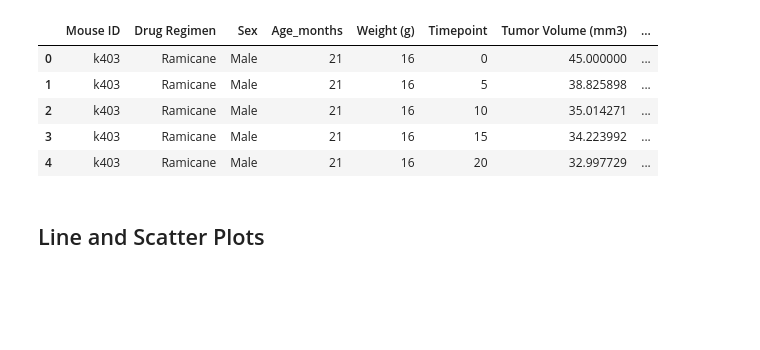
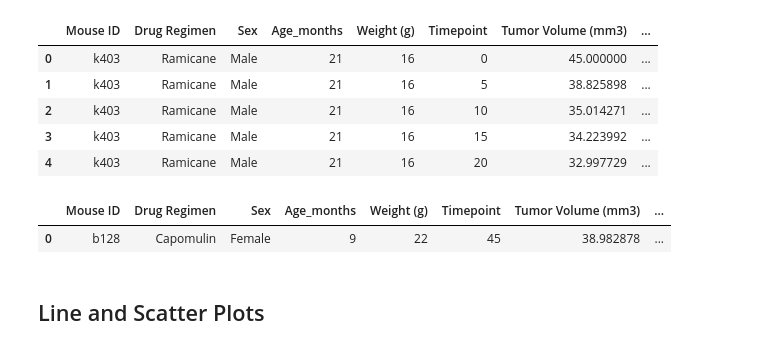
Before and after one commit to michellesimek/Pymaceuticals_challenge, a Jupyter notebook: Pymaceuticals_pymaceuticals_starter_with_plots.ipynb, the cells around one changed output. Drawn from its saved outputs; the diff is of its cells as text; code cells hidden in the pictures; blank space fills up the shorter version.

Commit message:
started working on quartiles, iqr, and outliers

```diff
--- a/Pymaceuticals_pymaceuticals_starter_with_plots.ipynb
+++ b/Pymaceuticals_pymaceuticals_starter_with_plots.ipynb
@@ -272,24 +272,33 @@ most_promising.head()
 | 3 | k403 | Ramicane | Male | 21 | 16 | 15 | 34.223992 | ... |
 | 4 | k403 | Ramicane | Male | 21 | 16 | 20 | 32.997729 | ... |
 # %%
+# Calculate the final tumor volume of each mouse across four of the treatment regimens:
+# Capomulin, Ramicane, Infubinol, and Ceftamin
 capomulin_df = clean_complete_data.loc[clean_complete_data['Drug Regimen'] == 'Capomulin']
 ramicane_df = clean_complete_data.loc[clean_complete_data['Drug Regimen'] == 'Ramicane']
 infubinol_df = clean_complete_data.loc[clean_complete_data['Drug Regimen'] == 'Infubinol']
 ceftamin_df = clean_complete_data.loc[clean_complete_data['Drug Regimen'] == 'Ceftamin']
 
+# Start by getting the last (greatest) timepoint for each mouse
 cap_group = capomulin_df.groupby(['Mouse ID'])
 cap_max_timepoint = cap_group['Timepoint'].max()
 
 ram_group = ramicane_df.groupby(['Mouse ID'])
 ram_max_timepoint = ram_group['Timepoint'].max()
 
 inf_group = infubinol_df.groupby(['Mouse ID'])
 inf_max_timepoint = inf_group['Timepoint'].max()
 
 cef_group = ceftamin_df.groupby(['Mouse ID'])
 cef_max_timepoint = inf_group['Timepoint'].max()
 
+# Merge this group df with the original dataframe to get the tumor volume at the last timepoint
 capomulin_df = pd.merge(clean_complete_data, cap_max_timepoint, on = ["Mouse ID","Timepoint"], how = "right")
 ramicane_df = pd.merge(clean_complete_data, ram_max_timepoint, on = ["Mouse ID","Timepoint"], how = "right")
 infubinol_df = pd.merge(clean_complete_data, inf_max_timepoint, on = ["Mouse ID","Timepoint"], how = "right")
 ceftamin_df = pd.merge(clean_complete_data, cef_max_timepoint, on = ["Mouse ID","Timepoint"], how = "right")
+
+capomulin_df.head(1)
+# %% [output]
+|  | Mouse ID | Drug Regimen | Sex | Age_months | Weight (g) | Timepoint | Tumor Volume (mm3) | ... |
+| 0 | b128 | Capomulin | Female | 9 | 22 | 45 | 38.982878 | ... |
```
Also changed, not shown: parts of 2 cells of this notebook.
